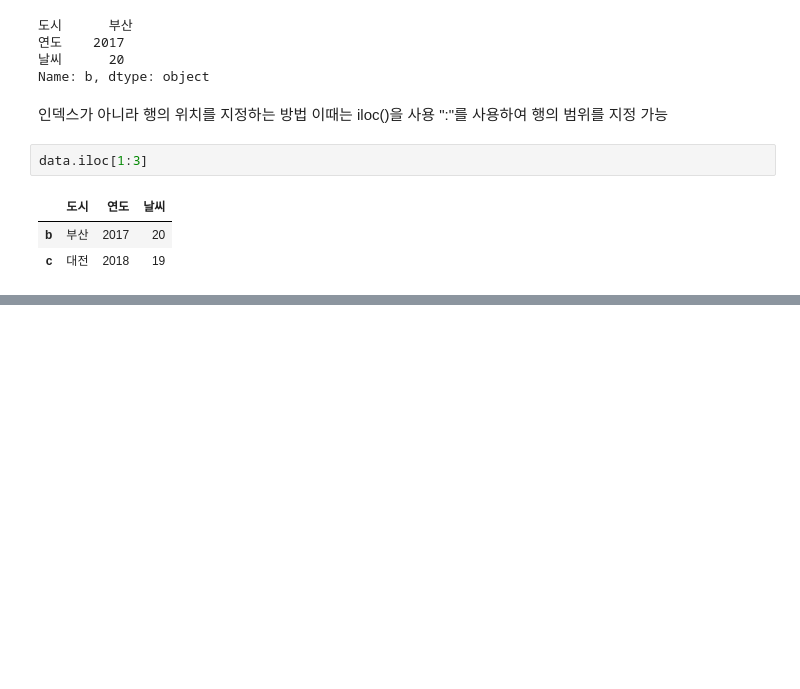
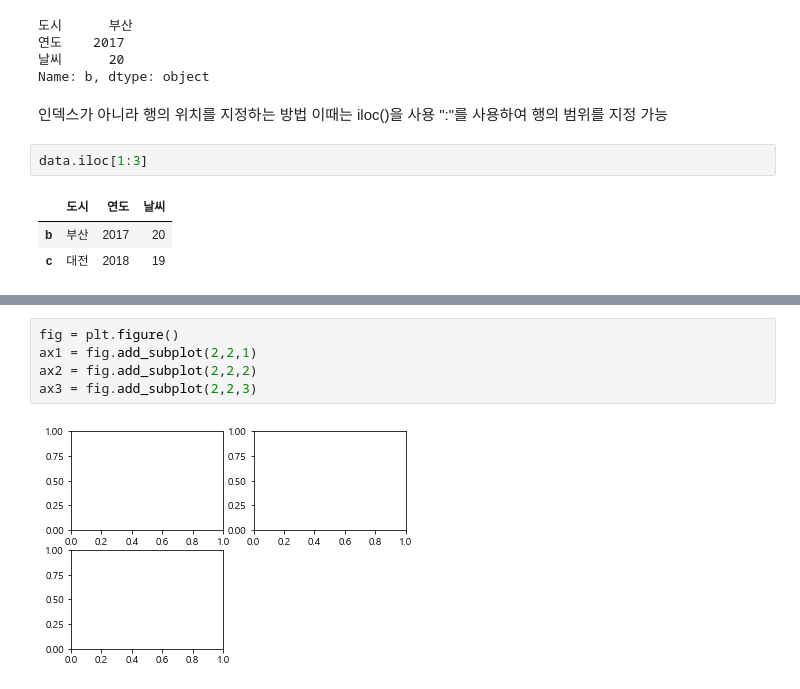
Before and after one commit to Jelcream/AI_Based_BigData, a Jupyter notebook: Saturday/Python_test/pandas-test.ipynb, the cells around one changed output, grey strips where cells are left out. Cells and saved outputs as stored; diff of their text form; blank space fills up the shorter version.

```diff
--- a/Saturday/Python_test/pandas-test.ipynb
+++ b/Saturday/Python_test/pandas-test.ipynb
@@ -90,0 +264,7 @@ data.iloc[1:3]
+# %%
+fig = plt.figure()
+ax1 = fig.add_subplot(2,2,1)
+ax2 = fig.add_subplot(2,2,2)
+ax3 = fig.add_subplot(2,2,3)
+# %% [output]
+[figure, added]
```
Also changed, not shown: parts of 30 cells of this notebook.
